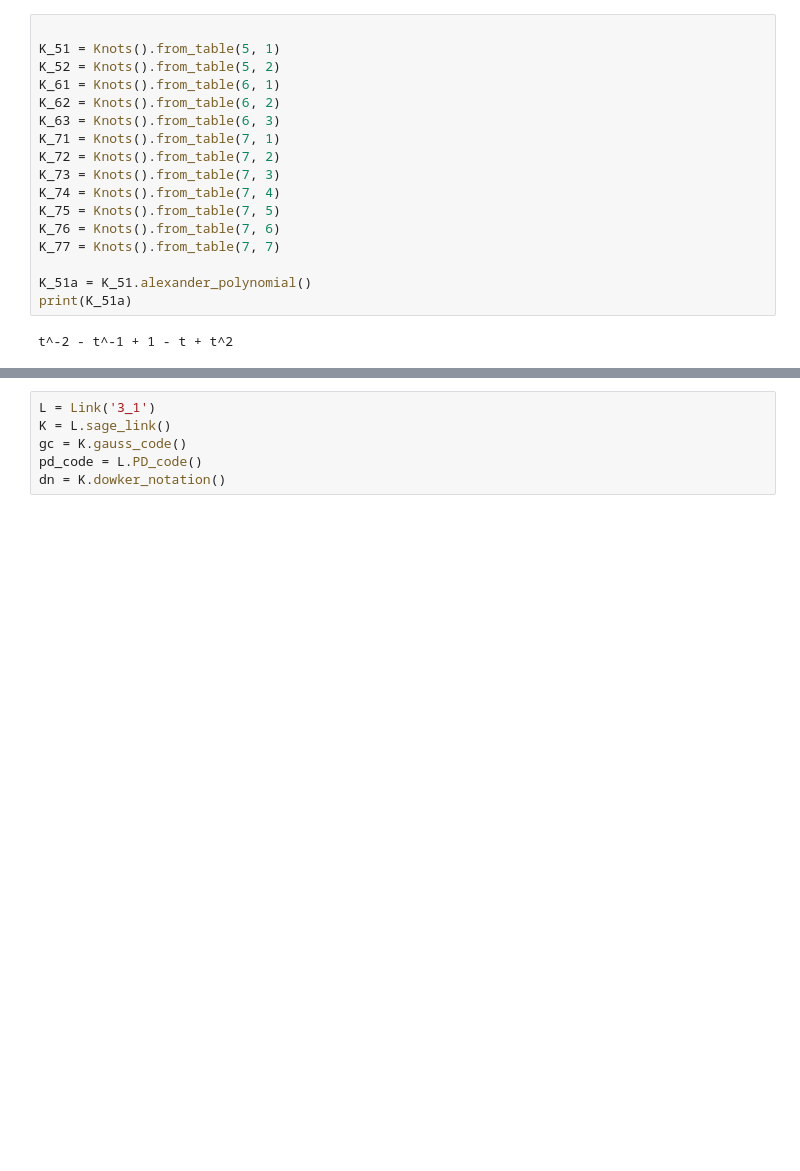
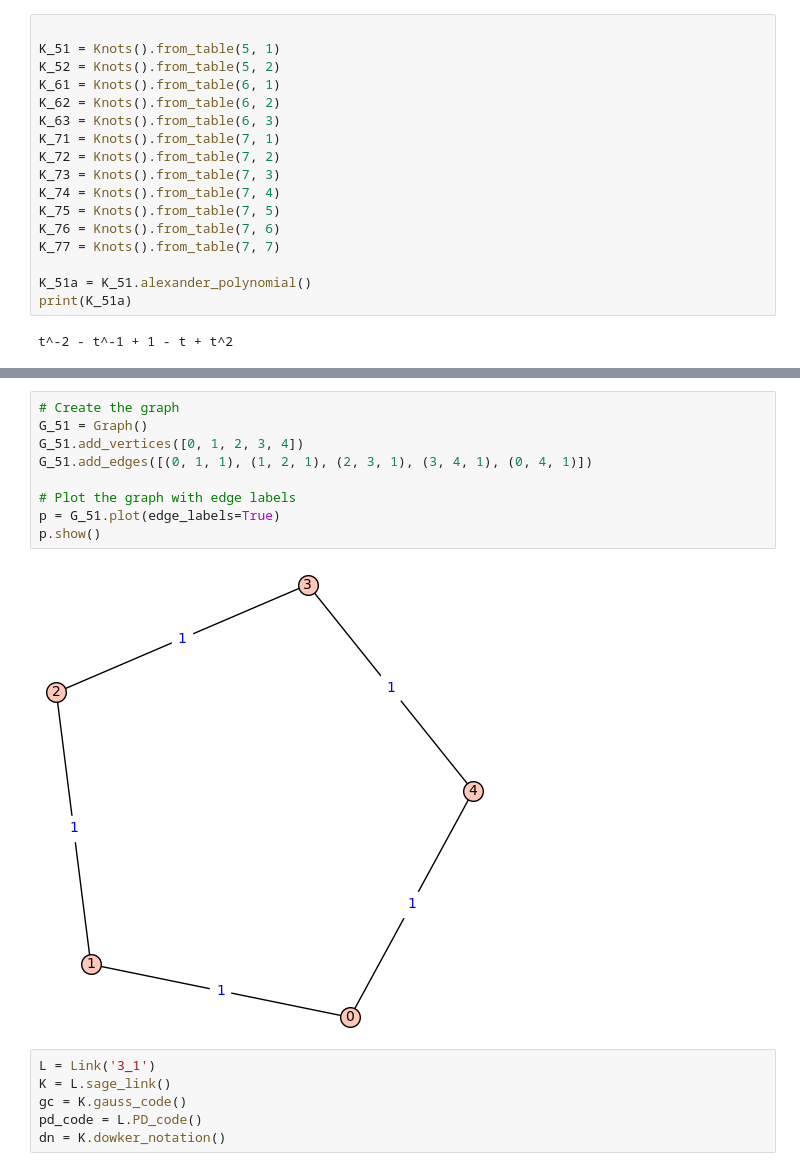
Before and after one commit to sadboyneedcodes/REU2024, a Jupyter notebook: sage_tests.ipynb, the cells around one changed output, grey strips where cells are left out. Saved outputs shown, nothing was run; the diff lists cells and outputs as text; blank space fills up the shorter version.

```diff
--- a/sage_tests.ipynb
+++ b/sage_tests.ipynb
@@ -87,6 +87,17 @@ laplacian(G_51, 0, 0)
 [ 0  0 -1  2 -1]  [ 0 -1  2 -1]
 [-1  0  0 -1  2], [ 0  0 -1  2], 5
 )
+# %%
+# Create the graph
+G_51 = Graph()
+G_51.add_vertices([0, 1, 2, 3, 4])
+G_51.add_edges([(0, 1, 1), (1, 2, 1), (2, 3, 1), (3, 4, 1), (0, 4, 1)])
+
+# Plot the graph with edge labels
+p = G_51.plot(edge_labels=True)
+p.show()
+# %% [output]
+[figure, added]
 # %%
 L = Link('3_1')
 K = L.sage_link()
```
Also changed, not shown: parts of 1 cell of this notebook.
